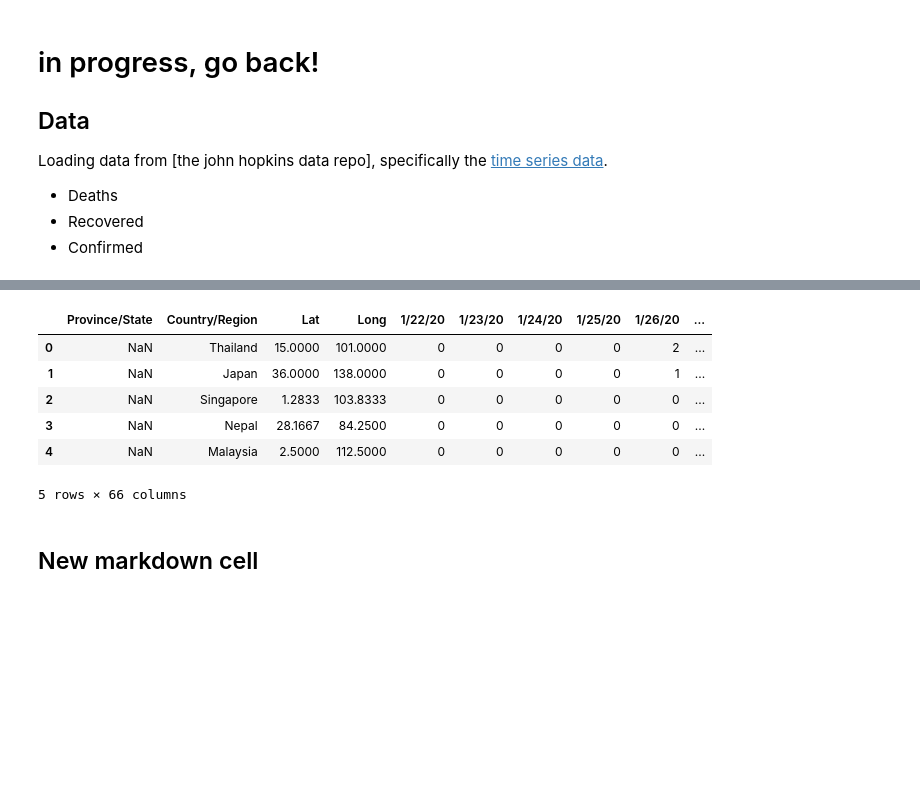
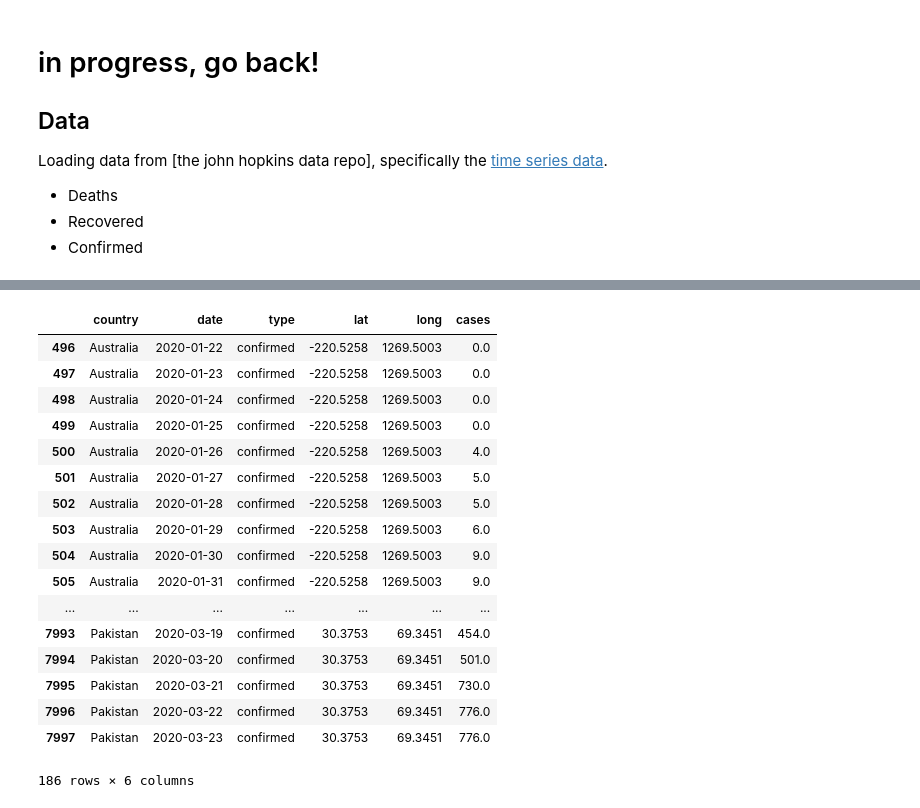
Before and after one commit to khalido/khalido.org, a Jupyter notebook: _notebooks/2020-03-23-covid19.ipynb, the cells around one changed output, grey strips where cells are left out. Saved outputs shown, nothing was run; the diff lists cells and outputs as text; code cells hidden in the pictures; blank space fills up the shorter version.

```diff
--- a/_notebooks/2020-03-23-covid19.ipynb
+++ b/_notebooks/2020-03-23-covid19.ipynb
@@ -91,12 +95,26 @@ Recovered: (501, 67)
-# %%
-df.head()
-# %% [output]
-|  | Province/State | Country/Region | Lat | Long | 1/22/20 | 1/23/20 | 1/24/20 | 1/25/20 | 1/26/20 | ... |
-| 0 | NaN | Thailand | 15.0000 | 101.0000 | 0 | 0 | 0 | 0 | 2 | ... |
-| 1 | NaN | Japan | 36.0000 | 138.0000 | 0 | 0 | 0 | 0 | 1 | ... |
-| 2 | NaN | Singapore | 1.2833 | 103.8333 | 0 | 0 | 0 | 0 | 0 | ... |
-| 3 | NaN | Nepal | 28.1667 | 84.2500 | 0 | 0 | 0 | 0 | 0 | ... |
-| 4 | NaN | Malaysia | 2.5000 | 112.5000 | 0 | 0 | 0 | 0 | 0 | ... |
-5 rows × 66 columns
-# %% [markdown]
-## New markdown cell
+# %%
+#d.drop(columns=["lat", "long"], inplace=True)
+d = d.groupby(["country", "date", "type"]).sum()
+d = d.reset_index()
+# %%
+countries = ["Pakistan", "India", "Australia"]
+d.query("country in @countries")
+# %% [output]
+|  | country | date | type | lat | long | cases |
+| 496 | Australia | 2020-01-22 | confirmed | -220.5258 | 1269.5003 | 0.0 |
+| 497 | Australia | 2020-01-23 | confirmed | -220.5258 | 1269.5003 | 0.0 |
+| 498 | Australia | 2020-01-24 | confirmed | -220.5258 | 1269.5003 | 0.0 |
+| 499 | Australia | 2020-01-25 | confirmed | -220.5258 | 1269.5003 | 0.0 |
+| 500 | Australia | 2020-01-26 | confirmed | -220.5258 | 1269.5003 | 4.0 |
+| 501 | Australia | 2020-01-27 | confirmed | -220.5258 | 1269.5003 | 5.0 |
+| 502 | Australia | 2020-01-28 | confirmed | -220.5258 | 1269.5003 | 5.0 |
+| 503 | Australia | 2020-01-29 | confirmed | -220.5258 | 1269.5003 | 6.0 |
+| 504 | Australia | 2020-01-30 | confirmed | -220.5258 | 1269.5003 | 9.0 |
+| 505 | Australia | 2020-01-31 | confirmed | -220.5258 | 1269.5003 | 9.0 |
+| ... | ... | ... | ... | ... | ... | ... |
+| 7993 | Pakistan | 2020-03-19 | confirmed | 30.3753 | 69.3451 | 454.0 |
+| 7994 | Pakistan | 2020-03-20 | confirmed | 30.3753 | 69.3451 | 501.0 |
+| 7995 | Pakistan | 2020-03-21 | confirmed | 30.3753 | 69.3451 | 730.0 |
+| 7996 | Pakistan | 2020-03-22 | confirmed | 30.3753 | 69.3451 | 776.0 |
+| 7997 | Pakistan | 2020-03-23 | confirmed | 30.3753 | 69.3451 | 776.0 |
+186 rows × 6 columns
```
Also changed, not shown: parts of 10 cells of this notebook.
